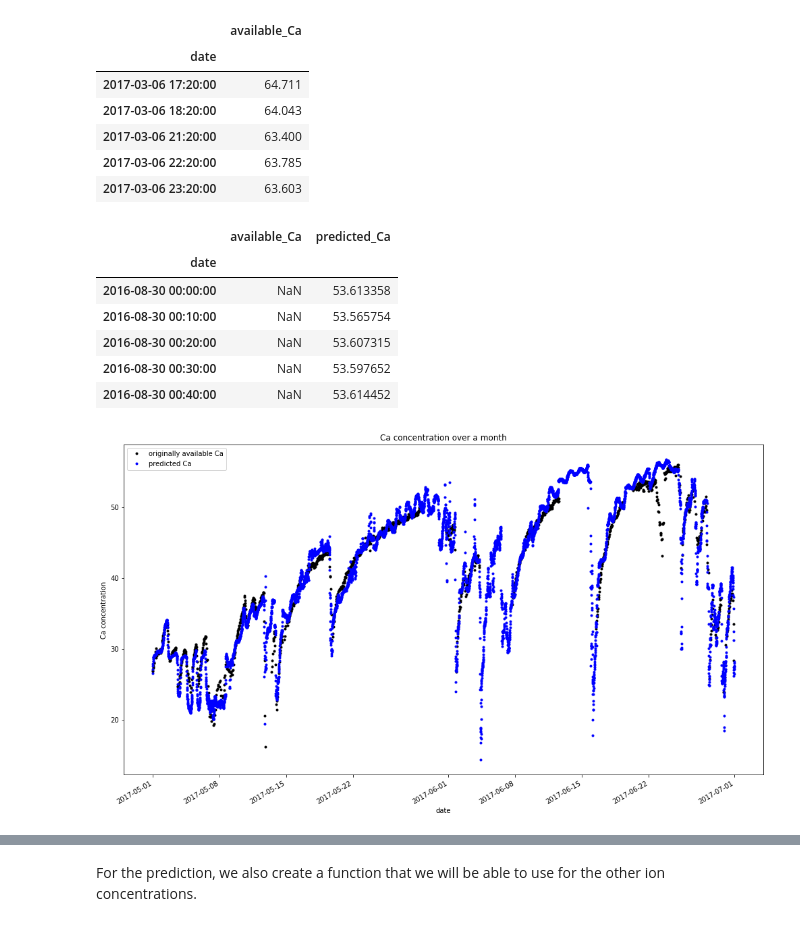
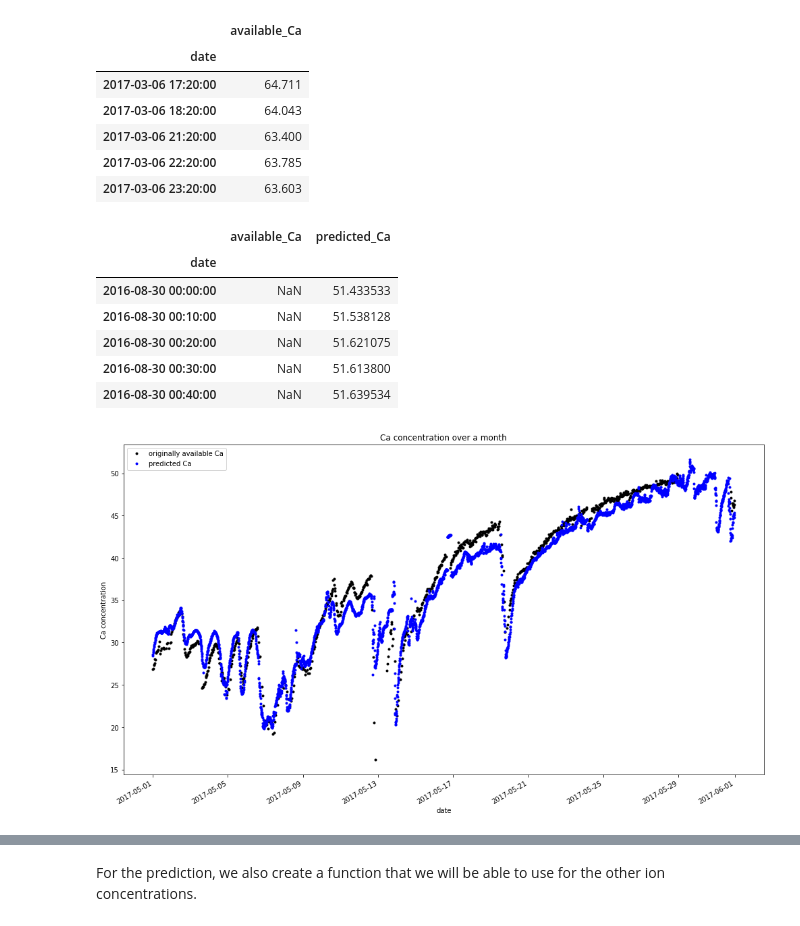
Before and after one commit to CS-433/ml-project-2-2mnms, a Jupyter notebook: scripts/NN.ipynb, the cells around one changed output, grey strips where cells are left out. Cells and saved outputs as stored; diff of their text form; code cells hidden in the pictures.

```diff
--- a/scripts/NN.ipynb
+++ b/scripts/NN.ipynb
@@ -219,2 +148,5 @@ def select_related_features(ion_and_features):
 # %% [markdown]
 ### Model training and testing
+# %%
+Ca_related_features = calcium_and_features.columns[0:len(calcium_and_features.columns)-1]
+Ca_related_features
@@ -255,7 +193,7 @@ def fit_lstm(X,y, nb_epoch):
   model.compile(loss='mean_squared_error', optimizer='adam')
   # Fit the model
   for i in range(nb_epoch):
-    model.fit(X,y,batch_size=1,verbose=1)
+    model.fit(X,y,batch_size=1,verbose=0)
   return model
 # %%
-lstm_model = fit_lstm(X_train,y_train,nb_epoch=300) #test with 300 epochs
+ca_lstm_model = fit_lstm(X_train,y_train,nb_epoch=50) #test with 100 epochs
@@ -427,7 +368,7 @@ np.count_nonzero(np.isnan(features_for_prediction))
 X_prediction = features_for_prediction.to_numpy()
 # reshape input to be compatible with Keras LSTM Layer [TimeSteps,No_of_features,batch_size]
 X_prediction = X_prediction.reshape(X_prediction.shape[0],X_prediction.shape[1],1)
-y_predicted = lstm_model.predict(X_prediction)
+y_predicted = ca_lstm_model.predict(X_prediction)
 y_predicted = pd.DataFrame(y_predicted, columns=['predicted_Ca']).set_index(features_for_prediction.index)
 y_predicted.head()
 # %% [output]
@@ -458,24 +399,23 @@ available_and_predicted.head()
 # %% [output]
 |  | available_Ca | predicted_Ca |
 | date |  |  |
-| 2016-08-30 00:00:00 | NaN | 53.613358 |
-| 2016-08-30 00:10:00 | NaN | 53.565754 |
-| 2016-08-30 00:20:00 | NaN | 53.607315 |
-| 2016-08-30 00:30:00 | NaN | 53.597652 |
-| 2016-08-30 00:40:00 | NaN | 53.614452 |
+| 2016-08-30 00:00:00 | NaN | 51.433533 |
+| 2016-08-30 00:10:00 | NaN | 51.538128 |
+| 2016-08-30 00:20:00 | NaN | 51.621075 |
+| 2016-08-30 00:30:00 | NaN | 51.613800 |
+| 2016-08-30 00:40:00 | NaN | 51.639534 |
 # %%
 start_date = "2017-05"
-end_date = "2017-06"
 
 plt.figure(figsize=(17,10))
 
-available_and_predicted[start_date : end_date ]['available_Ca'].plot(style='k.', label='originally available Ca')
-available_and_predicted[start_date : end_date ]['predicted_Ca'].plot(style='b.', label='predicted Ca')
+available_and_predicted[start_date]['available_Ca'].plot(style='k.', label='originally available Ca')
+available_and_predicted[start_date]['predicted_Ca'].plot(style='b.', label='predicted Ca')
 plt.ylabel('Ca concentration')
 plt.title('Ca concentration over a month')
 plt.legend()
 plt.show()
 # %% [output]
-[figure, old version]
+[figure, new version]
 # %%
 start_date = "2017-05-15"
```
Also changed, not shown: parts of 55 cells of this notebook.
